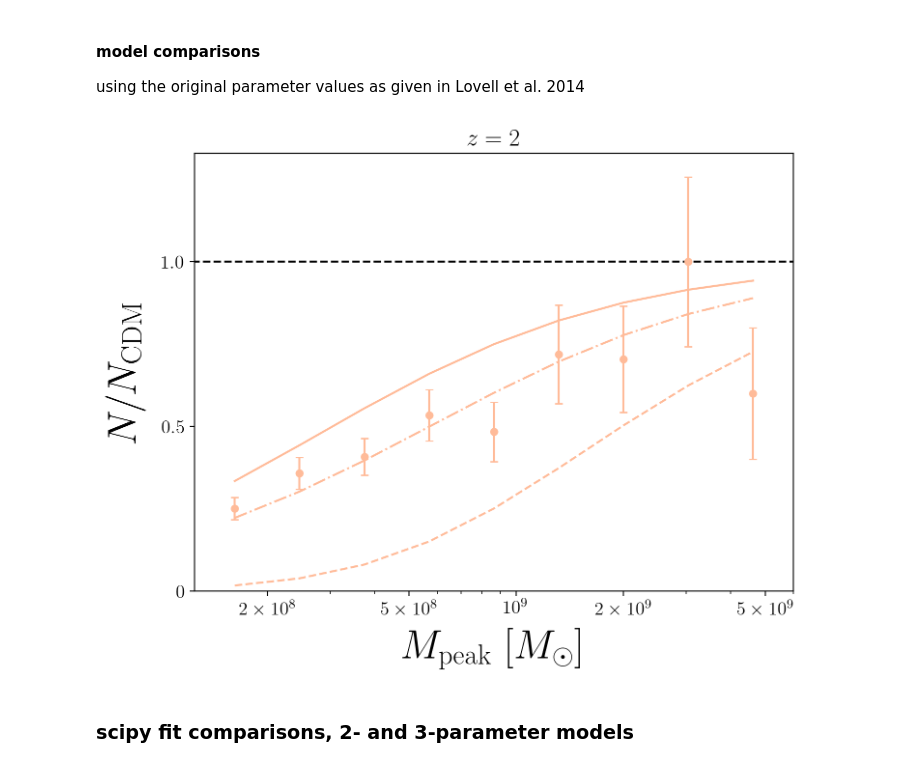
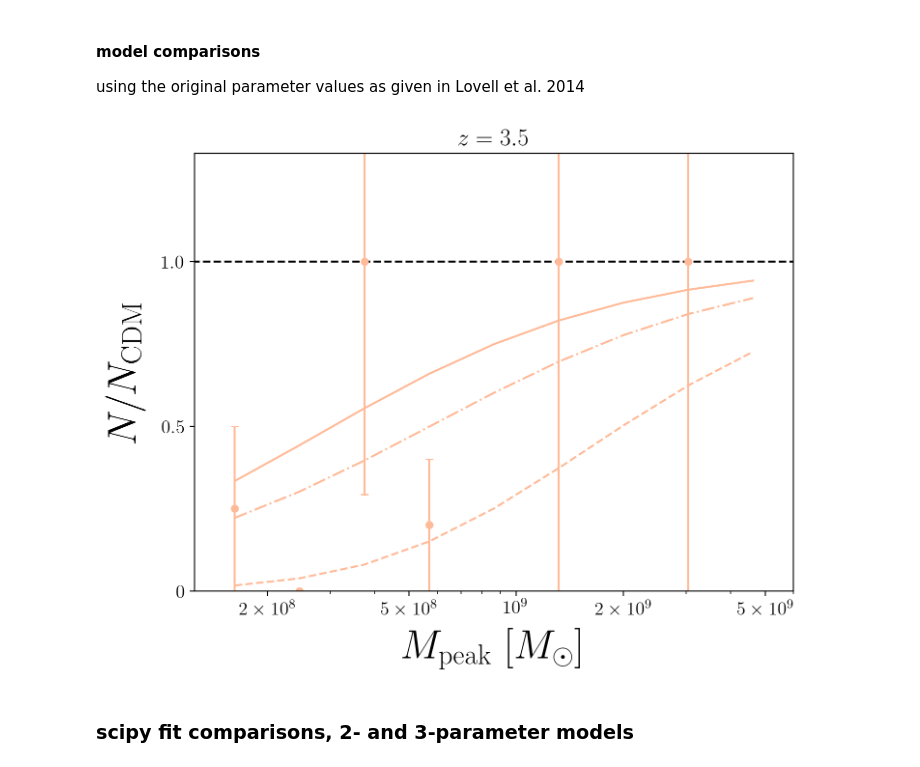
Before and after one commit to theotherlogan/nsbp-2023, a Jupyter notebook: notebooks/shmf_suppression.ipynb, the cells around one changed output. Cells and saved outputs as stored; diff of their text form; code cells hidden in the pictures.

```diff
--- a/notebooks/shmf_suppression.ipynb
+++ b/notebooks/shmf_suppression.ipynb
@@ -21,6 +21,9 @@ plt.rc("text", usetex=True)
 plt.rcParams["font.family"] = "serif"
 plt.rcParams["mathtext.fontset"] = 'cm'
 plt.rcParams['figure.dpi'] = 100
+plt.rcParams['savefig.transparent'] = True
+plt.rcParams['figure.facecolor'] = (0.0, 0.0, 0.0, 0.0)
+
 
 
 #...... colors
@@ -95,7 +98,7 @@ def shmf_suppression_two_param(M,mwdm,beta=2.7, gamma=2.7):
 # %% [markdown]
 ### model fit comparisons
 # %%
-halo_id = 'Halo004'
+halo_id = 'Halo023'
 
 h = 0.7 #H0 in units of 100 km/s/Mpc
 m_part = 3e5 #particle mass, Msun/h
@@ -196,7 +199,7 @@ using the original parameter values as given in Lovell et al. 2014
 plt.figure(figsize=(8,6))
 plt.xscale('log')
 
-z_desired = 2
+z_desired = 3.5
 z = str(redshifts[np.argmin(np.abs(redshifts - z_desired))])
 ###
 # models = ['wdm_3', 'wdm_4', 'wdm_5','wdm_6','wdm_6.5', 'wdm_10']
@@ -209,34 +212,34 @@ for model in models:
                 marker='o',color=sim_colors[model],s=10)
 
     plt.errorbar(0.5*(base_mpeak[1:]+base_mpeak[:-1]),wdm_shmf_mpeak_suppression[model][z],yerr=wdm_shmf_mpeak_suppression_err[model][z],
                  linestyle='none',marker='.',markersize=10,capsize=3,color=sim_colors[model])
 
     plt.plot(0.5*(base_mpeak[1:]+base_mpeak[:-1]),shmf_suppression_one_param((base_mpeak[1:]+base_mpeak[:-1]), float(model[4:])),
                 c=sim_colors[model], label=f'one parameter')
 
     plt.plot(0.5*(base_mpeak[1:]+base_mpeak[:-1]),shmf_suppression_two_param((base_mpeak[1:]+base_mpeak[:-1]), float(model[4:])),
                 c=sim_colors[model], label=f'two parameters', linestyle='--')
 
     plt.plot(0.5*(base_mpeak[1:]+base_mpeak[:-1]),shmf_suppression((base_mpeak[1:]+base_mpeak[:-1]), float(model[4:])),
                 c=sim_colors[model], label=f'three parameters', linestyle='-.')
 
 ###
 
 plt.xticks([2e8,5e8,1e9,2e9,5e9],[r'$2\times 10^8$',r'$5\times 10^8$',r'$10^9$',r'$2\times 10^9$',r'$5\times 10^9$'],fontsize=14)
 plt.yticks([0,0.5,1.0],[r'$0$',r'$0.5$',r'$1.0$'], fontsize=14)
 
 plt.xlim(1.25e8,6e9)
 plt.ylim(0,1.33)
 
 plt.xlabel(r'$M_{\rm{peak}}\ [M_{\mathrm{\odot}}]$',fontsize=30,labelpad=8)
 plt.ylabel(r'$N/N_{\rm{CDM}}$', fontsize=30, labelpad=12)
 
 # plt.legend(fontsize=12)
 plt.title(f'$z = {z_desired}$', fontsize=18)
 
 plt.show()
 # %% [output]
-[figure, old version]
+[figure, new version]
 # %%
 import scipy.optimize as so
 # %%
```
Also changed, not shown: parts of 3 cells of this notebook, 3 other files.
